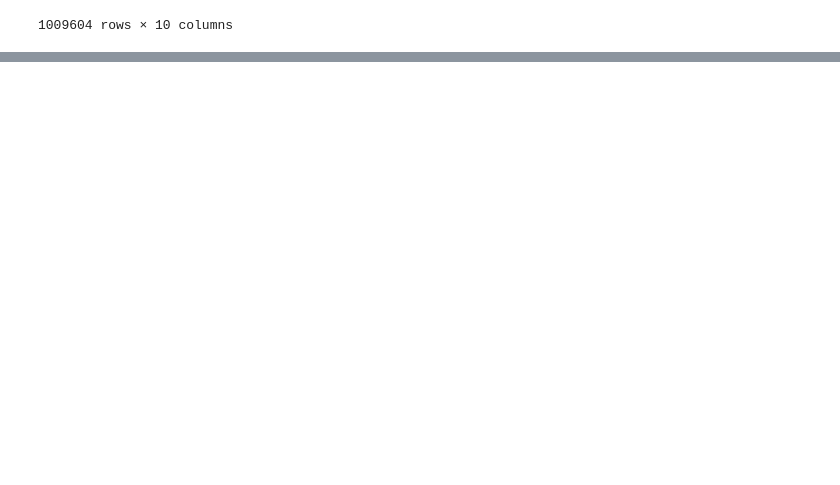
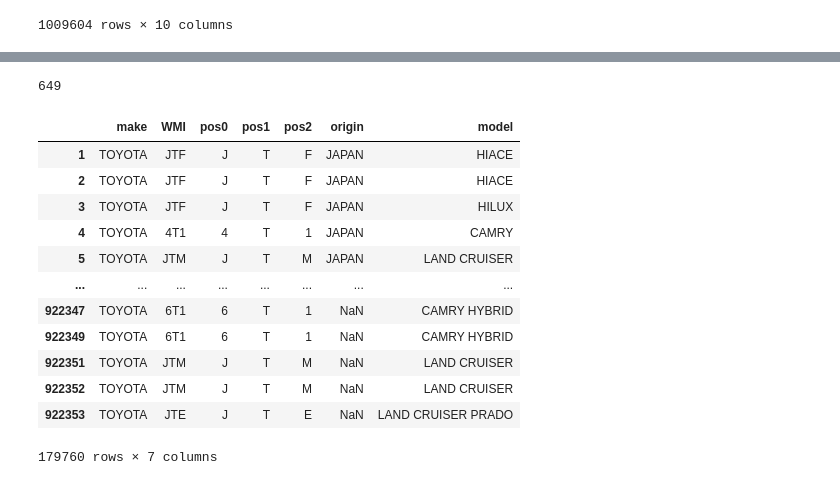
Before and after one commit to ManavKatrodiyaOpash/vin-sphere-python, a Jupyter notebook: Car_wise_analysis/toyota.ipynb, the cells around one changed output, grey strips where cells are left out. Cells and saved outputs as stored; diff of their text form; code cells hidden in the pictures; blank space fills up the shorter version.

```diff
--- a/Car_wise_analysis/toyota.ipynb
+++ b/Car_wise_analysis/toyota.ipynb
@@ -90,0 +173,21 @@ data_pos4A.head()
+# %%
+print(data['WMI'].nunique())
+# %% [output]
+649
+# %%
+filtered_data = data[data['pos1'] == 'T']
+filtered_data[['make', 'WMI', 'pos0','pos1', 'pos2', 'origin', 'model']]
+# %% [output]
+|  | make | WMI | pos0 | pos1 | pos2 | origin | model |
+| 1 | TOYOTA | JTF | J | T | F | JAPAN | HIACE |
+| 2 | TOYOTA | JTF | J | T | F | JAPAN | HIACE |
+| 3 | TOYOTA | JTF | J | T | F | JAPAN | HILUX |
+| 4 | TOYOTA | 4T1 | 4 | T | 1 | JAPAN | CAMRY |
+| 5 | TOYOTA | JTM | J | T | M | JAPAN | LAND CRUISER |
+| ... | ... | ... | ... | ... | ... | ... | ... |
+| 922347 | TOYOTA | 6T1 | 6 | T | 1 | NaN | CAMRY HYBRID |
+| 922349 | TOYOTA | 6T1 | 6 | T | 1 | NaN | CAMRY HYBRID |
+| 922351 | TOYOTA | JTM | J | T | M | NaN | LAND CRUISER |
+| 922352 | TOYOTA | JTM | J | T | M | NaN | LAND CRUISER |
+| 922353 | TOYOTA | JTE | J | T | E | NaN | LAND CRUISER PRADO |
+179760 rows × 7 columns
```
Also changed, not shown: parts of 12 cells of this notebook.
